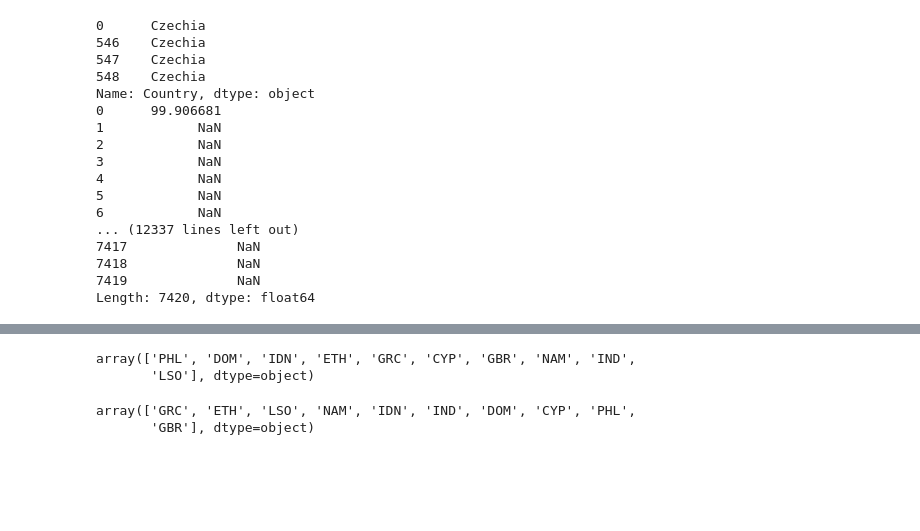
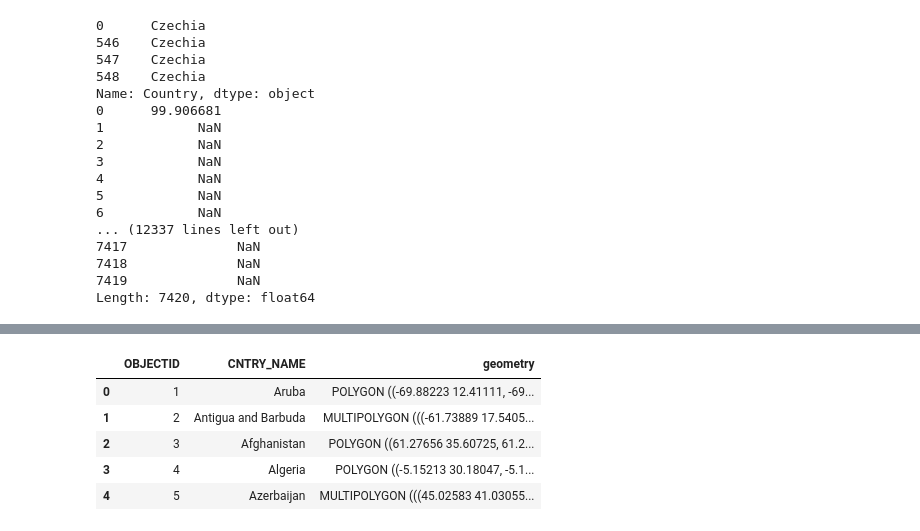
Before and after one commit to marksnethlage/SDG15.4.1_Calculator, a Jupyter notebook: analysis/shapefile_management.ipynb, the cells around one changed output, grey strips where cells are left out. Saved outputs shown, nothing was run; the diff lists cells and outputs as text; code cells hidden in the pictures; blank space fills up the shorter version.

```diff
--- a/analysis/shapefile_management.ipynb
+++ b/analysis/shapefile_management.ipynb
@@ -123,10 +116,9 @@ kba_clipped.to_file(os.getcwd() + "/data/KBA/KBA2020/clipped_KBAsGlobal_2020_Sep
-# %%
-index
-# %% [output]
-array(['PHL', 'DOM', 'IDN', 'ETH', 'GRC', 'CYP', 'GBR', 'NAM', 'IND',
-       'LSO'], dtype=object)
-# %%
-kba_clipped.ISO3.unique()
-# %% [output]
-array(['GRC', 'ETH', 'LSO', 'NAM', 'IDN', 'IND', 'DOM', 'CYP', 'PHL',
-       'GBR'], dtype=object)
+# %%
+world.head()
+# %% [output]
+|  | OBJECTID | CNTRY_NAME | geometry |
+| 0 | 1 | Aruba | POLYGON ((-69.88223 12.41111, -69... |
+| 1 | 2 | Antigua and Barbuda | MULTIPOLYGON (((-61.73889 17.5405... |
+| 2 | 3 | Afghanistan | POLYGON ((61.27656 35.60725, 61.2... |
+| 3 | 4 | Algeria | POLYGON ((-5.15213 30.18047, -5.1... |
+| 4 | 5 | Azerbaijan | MULTIPOLYGON (((45.02583 41.03055... |
```
Also changed, not shown: parts of 8 cells of this notebook, 1 other file.
